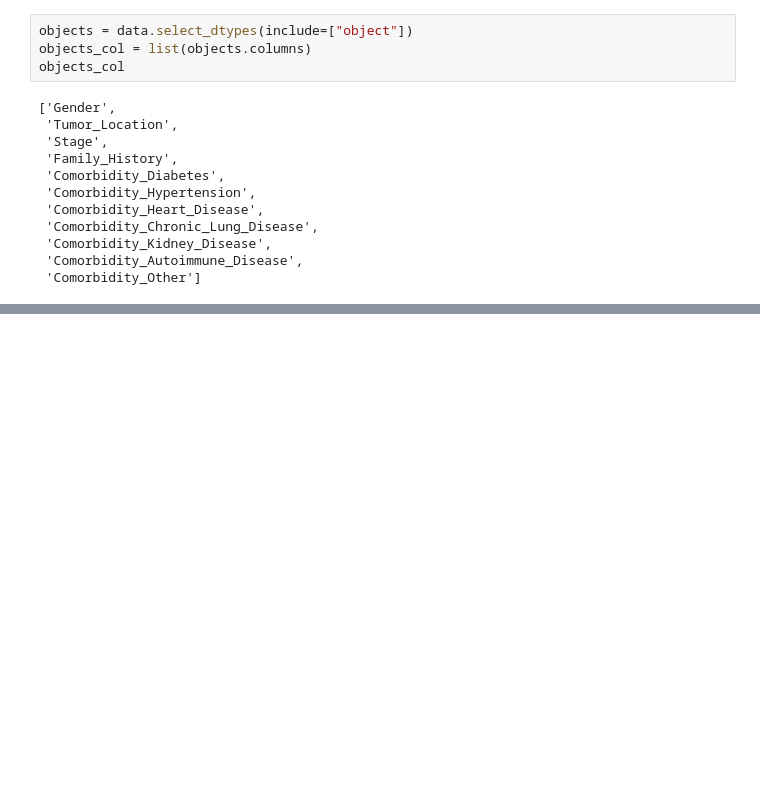
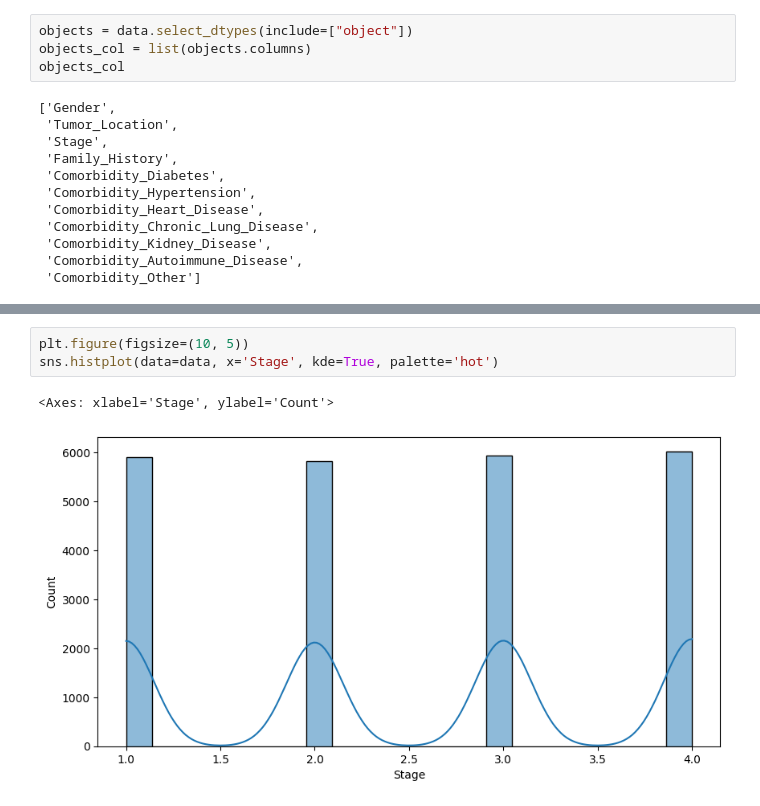
Before and after one commit to Ifdhal17/lung-cancer-predict, a Jupyter notebook: Prediction.ipynb, the cells around one changed output, grey strips where cells are left out. Saved outputs shown, nothing was run; the diff lists cells and outputs as text; blank space fills up the shorter version.

```diff
--- a/Prediction.ipynb
+++ b/Prediction.ipynb
@@ -324,0 +442,6 @@ NameError: name 'data' is not defined
+# %%
+plt.figure(figsize=(10, 5))
+sns.histplot(data=data, x='Stage', kde=True, palette='hot')
+# %% [output]
+<Axes: xlabel='Stage', ylabel='Count'>
+[figure, added]
```
Also changed, not shown: parts of 23 cells of this notebook.
